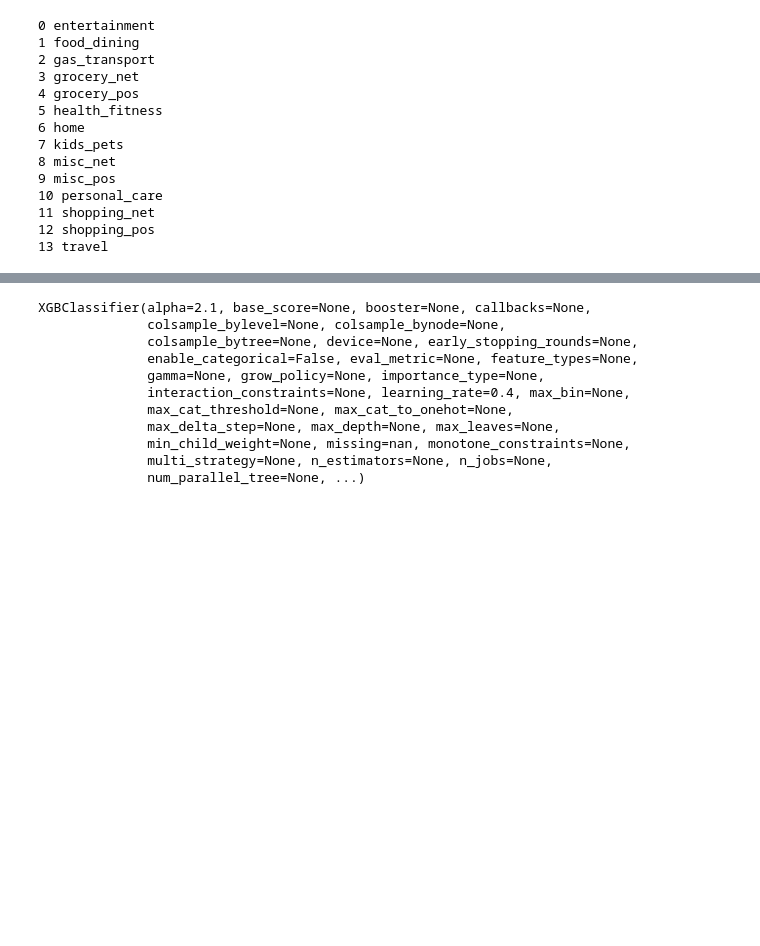
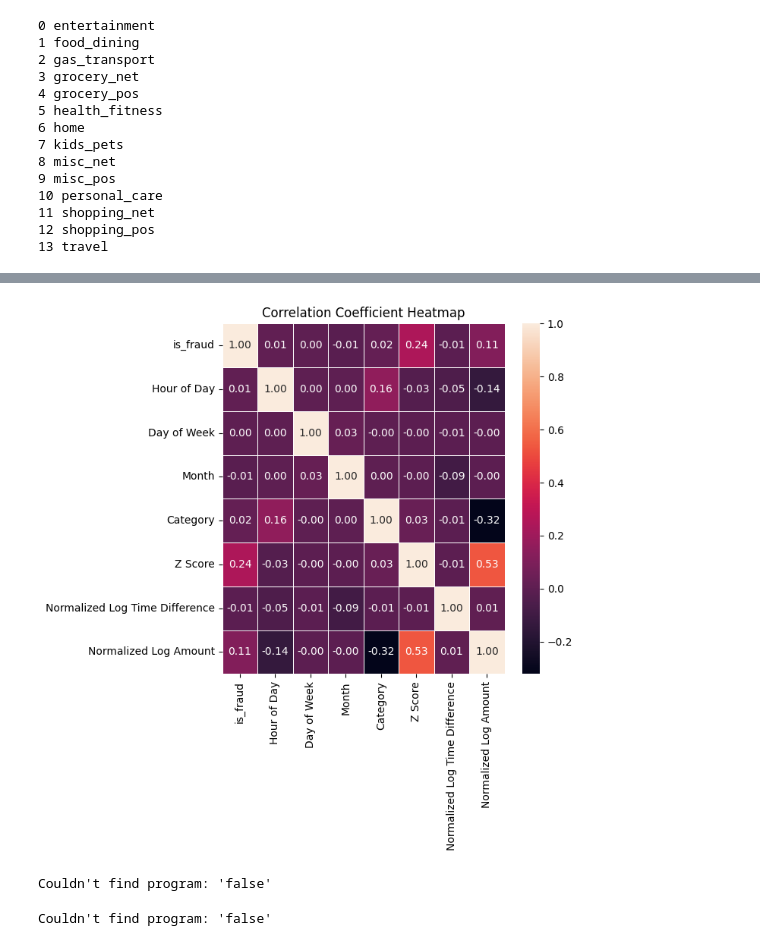
Before and after one commit to BananaKillr/Fraud-Detection-Project, a Jupyter notebook: Fraud Detection Using XGBoost.ipynb, the cells around one changed output, grey strips where cells are left out. Cells and saved outputs as stored; diff of their text form; code cells hidden in the pictures; blank space fills up the shorter version.

```diff
--- a/Fraud Detection Using XGBoost.ipynb
+++ b/Fraud Detection Using XGBoost.ipynb
@@ -101,2 +132,9 @@ df['Normalized Log Amount'] = scaler.fit_transform(df[['Log Transformed Amount']
+# %%
+plt.figure(figsize=(6, 6))
+sns.heatmap(df.corr(), annot=True, linewidths=.5, fmt=".2f")
+plt.title('Correlation Coefficient Heatmap')
+plt.show()
+# %% [output]
+[figure, added]
 # %%
 #drop unneeded data
@@ -116,15 +148,29 @@ X_train, X_val, y_train, y_val = train_test_split(X_train, y_train, test_size=0.
 # %%
-xgb_model = xgb.XGBClassifier(scale_pos_weight=(len(y_train)-y_train.sum())/y_train.sum(), alpha = 2.1, learning_rate = 0.4)
-xgb_model.fit(X_train, y_train)
+%%script false
+alpha_list = list(np.arange(0.1,2.5,0.1))
+learning_rate_list = list(np.arange(0.1,1,0.1))
+param_grid = {
+    'alpha': alpha_list,
+    'learning_rate': learning_rate_list
+}
+scoring = {'accuracy': 'accuracy', 'precision': 'precision', 'recall': 'recall', 'f1': 'f1'}
+
+xgb_model = xgb.XGBClassifier(scale_pos_weight=(len(y_train)-y_train.sum())/y_train.sum())
+grid_search = GridSearchCV(estimator=xgb_model, param_grid=param_grid, cv=5, scoring=scoring, refit='accuracy')
+grid_result = grid_search.fit(X_train, y_train)
+print("Best Parameters: ", grid_result.best_params_)
+print("Best Score: ", grid_result.best_score_)
 # %% [output]
-XGBClassifier(alpha=2.1, base_score=None, booster=None, callbacks=None,
-              colsample_bylevel=None, colsample_bynode=None,
-              colsample_bytree=None, device=None, early_stopping_rounds=None,
-              enable_categorical=False, eval_metric=None, feature_types=None,
-              gamma=None, grow_policy=None, importance_type=None,
-              interaction_constraints=None, learning_rate=0.4, max_bin=None,
-              max_cat_threshold=None, max_cat_to_onehot=None,
-              max_delta_step=None, max_depth=None, max_leaves=None,
-              min_child_weight=None, missing=nan, monotone_constraints=None,
-              multi_strategy=None, n_estimators=None, n_jobs=None,
-              num_parallel_tree=None, ...)
+Couldn't find program: 'false'
+# %%
+%%script false
+results = pd.DataFrame(grid_result.cv_results_)
+pivot_table = results.pivot(index='param_alpha', columns='param_learning_rate', values='mean_test_accuracy')
+sns.heatmap(pivot_table, annot=True, fmt=".3f")
+plt.title('Grid Search Results')
+plt.xlabel('Learning Rate')
+plt.ylabel('Alpha')
+plt.savefig('accuracy.png')
+plt.close()
+# %% [output]
+Couldn't find program: 'false'
```
Also changed, not shown: parts of 26 cells of this notebook, 9 other files.
